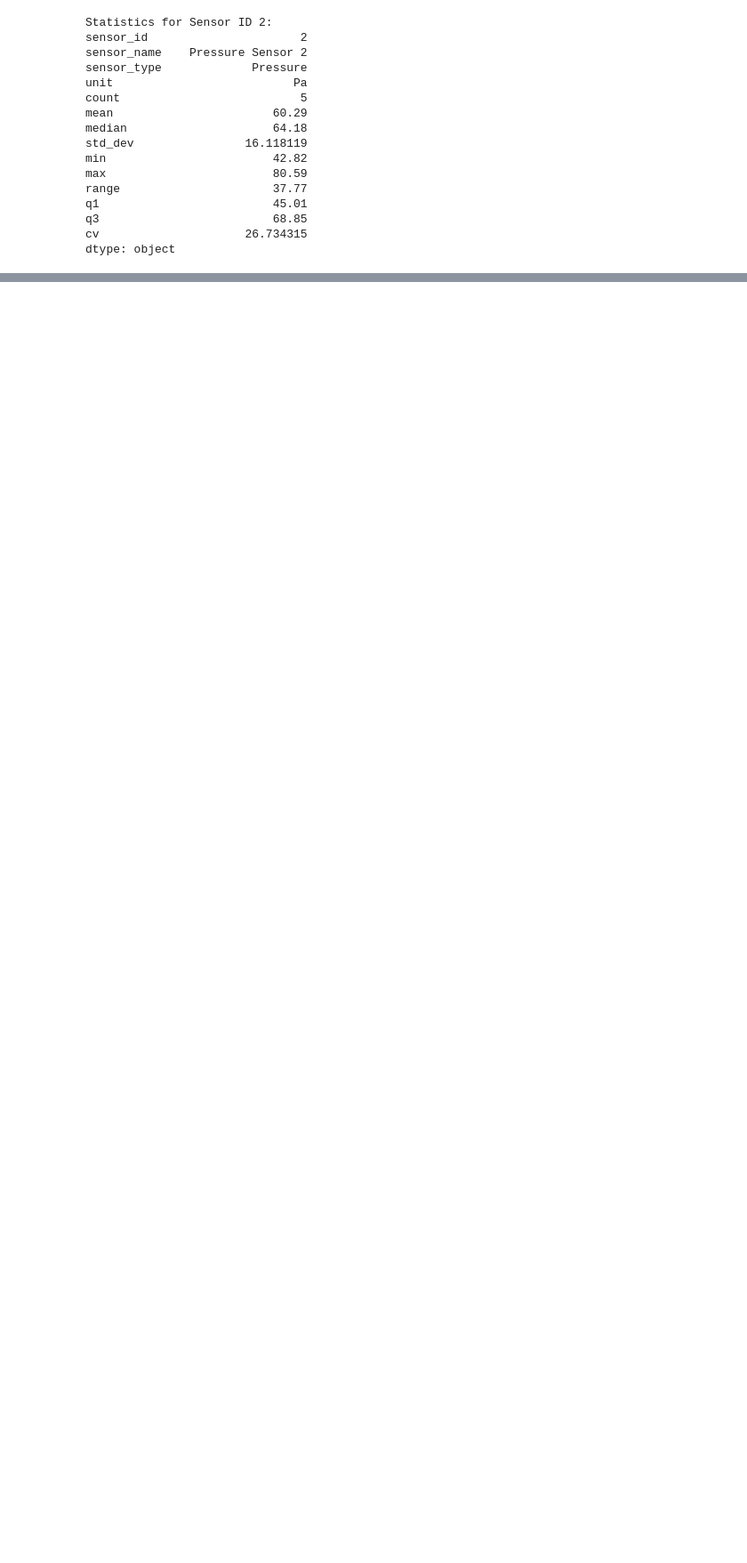
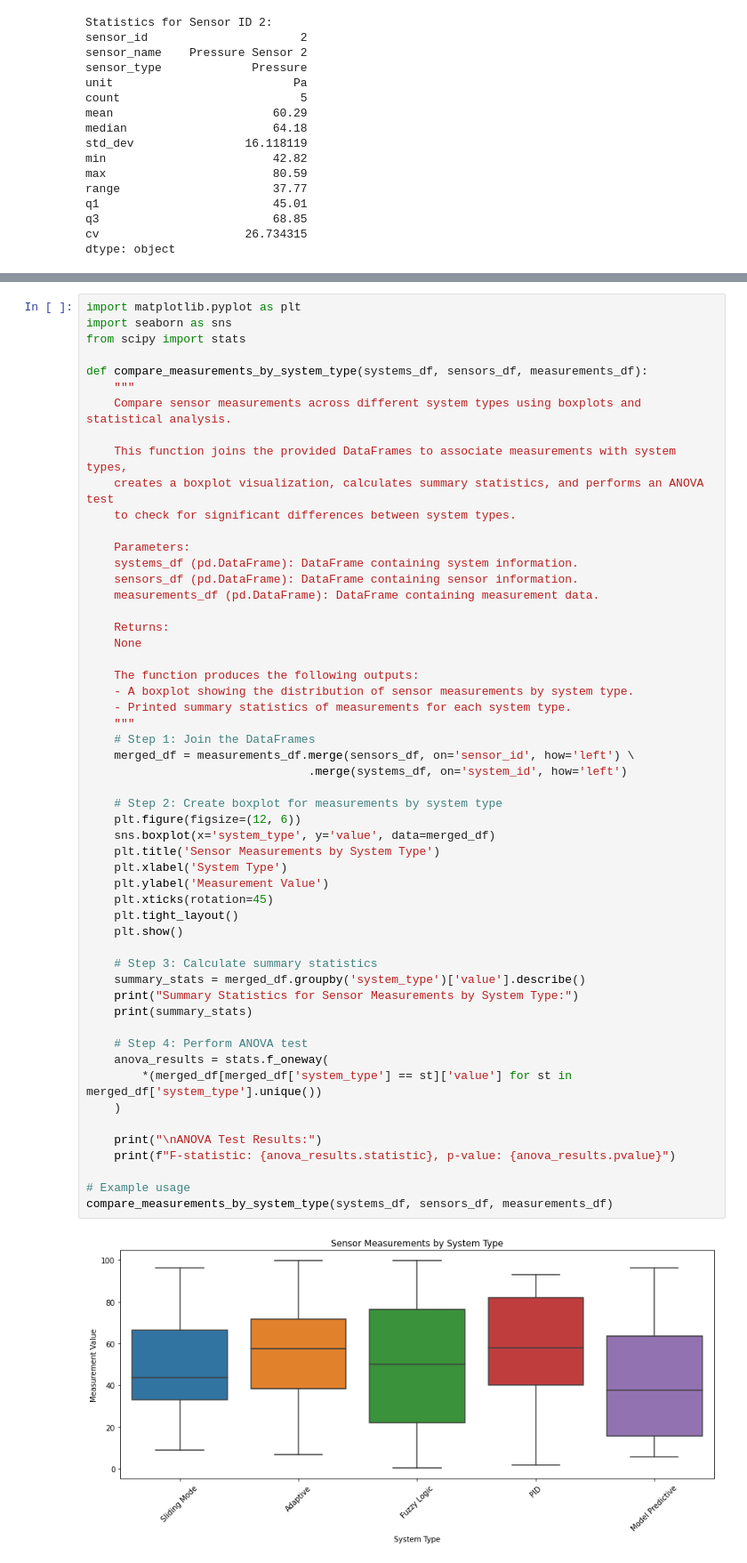
Before and after one commit to aaryanmahipalcu/ME-371, a Jupyter notebook: Exercise 2/PART 2/part2.ipynb, the cells around one changed output, grey strips where cells are left out. Shown: that part at 89% size. Cells and saved outputs as stored; diff of their text form; blank space fills up the shorter version.

```diff
--- a/Exercise 2/PART 2/part2.ipynb
+++ b/Exercise 2/PART 2/part2.ipynb
@@ -211,0 +253,56 @@ dtype: object
+# %%
+import matplotlib.pyplot as plt
+import seaborn as sns
+from scipy import stats
+
+def compare_measurements_by_system_type(systems_df, sensors_df, measurements_df):
+    """
+    Compare sensor measurements across different system types using boxplots and statistical analysis.
+
+    This function joins the provided DataFrames to associate measurements with system types,
+    creates a boxplot visualization, calculates summary statistics, and performs an ANOVA test
+    to check for significant differences between system types.
+
+    Parameters:
+    systems_df (pd.DataFrame): DataFrame containing system information.
+    sensors_df (pd.DataFrame): DataFrame containing sensor information.
+    measurements_df (pd.DataFrame): DataFrame containing measurement data.
+
+    Returns:
+    None
+
+    The function produces the following outputs:
+    - A boxplot showing the distribution of sensor measurements by system type.
+    - Printed summary statistics of measurements for each system type.
+    """
+    # Step 1: Join the DataFrames
+    merged_df = measurements_df.merge(sensors_df, on='sensor_id', how='left') \
+                                .merge(systems_df, on='system_id', how='left')
+
+    # Step 2: Create boxplot for measurements by system type
+    plt.figure(figsize=(12, 6))
+    sns.boxplot(x='system_type', y='value', data=merged_df)
+    plt.title('Sensor Measurements by System Type')
+    plt.xlabel('System Type')
+    plt.ylabel('Measurement Value')
+    plt.xticks(rotation=45)
+    plt.tight_layout()
+    plt.show()
+
+    # Step 3: Calculate summary statistics
+    summary_stats = merged_df.groupby('system_type')['value'].describe()
+    print("Summary Statistics for Sensor Measurements by System Type:")
+    print(summary_stats)
+
+    # Step 4: Perform ANOVA test
+    anova_results = stats.f_oneway(
+        *(merged_df[merged_df['system_type'] == st]['value'] for st in merged_df['system_type'].unique())
+    )
+
+    print("\nANOVA Test Results:")
+    print(f"F-statistic: {anova_results.statistic}, p-value: {anova_results.pvalue}")
+
+# Example usage
+compare_measurements_by_system_type(systems_df, sensors_df, measurements_df)
+# %% [output]
+[figure, added]
```
Also changed, not shown: parts of 4 cells of this notebook.
